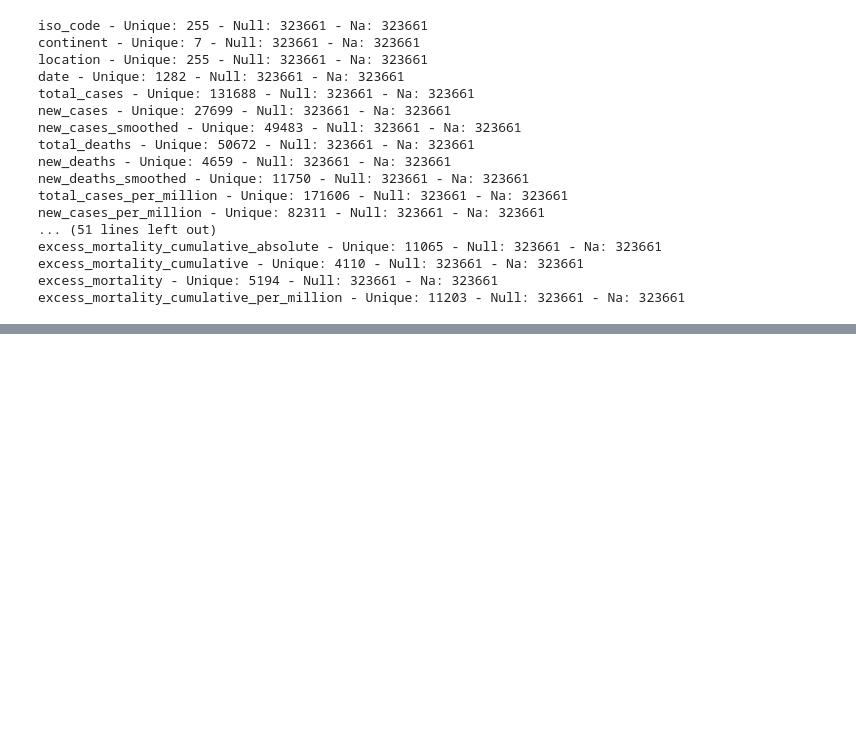
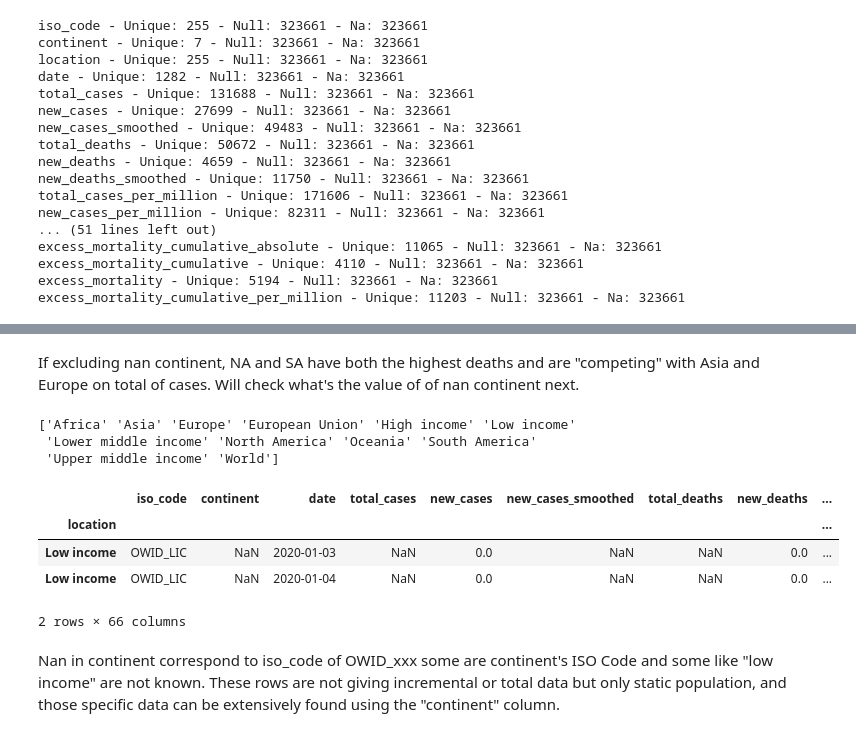
Before and after one commit to antoninchafiol/CoviEDA, a Jupyter notebook: notebook.ipynb, the cells around one changed output, grey strips where cells are left out. Cells and saved outputs as stored; diff of their text form; code cells hidden in the pictures; blank space fills up the shorter version.

```diff
--- a/notebook.ipynb
+++ b/notebook.ipynb
@@ -65,0 +108,22 @@ excess_mortality_cumulative_per_million - Unique: 11203 - Null: 323661 - Na: 323
+# %% [markdown]
+If excluding nan continent, NA and SA have both the highest deaths and are "competing" with Asia and Europe on total of cases.
+Will check what's the value of of nan continent next.
+# %%
+dff = df.set_index('continent')
+df['continent'].unique()
+temp = df.loc[df['continent'].isna()]
+temp = temp.set_index('location')
+print(df.loc[df['continent'].isna()]['location'].unique())
+temp.loc['Low income'].head(2)
+# %% [output]
+['Africa' 'Asia' 'Europe' 'European Union' 'High income' 'Low income'
+ 'Lower middle income' 'North America' 'Oceania' 'South America'
+ 'Upper middle income' 'World']
+|  | iso_code | continent | date | total_cases | new_cases | new_cases_smoothed | total_deaths | new_deaths | ... |
+| location |  |  |  |  |  |  |  |  | ... |
+| Low income | OWID_LIC | NaN | 2020-01-03 | NaN | 0.0 | NaN | NaN | 0.0 | ... |
+| Low income | OWID_LIC | NaN | 2020-01-04 | NaN | 0.0 | NaN | NaN | 0.0 | ... |
+2 rows × 66 columns
+# %% [markdown]
+Nan in continent correspond to iso_code of OWID_xxx some are continent's ISO Code and some like "low income" are not known.
+These rows are not giving incremental or total data but only static population, and those specific data can be extensively found using the "continent" column.
```
Also changed, not shown: parts of 8 cells of this notebook.
